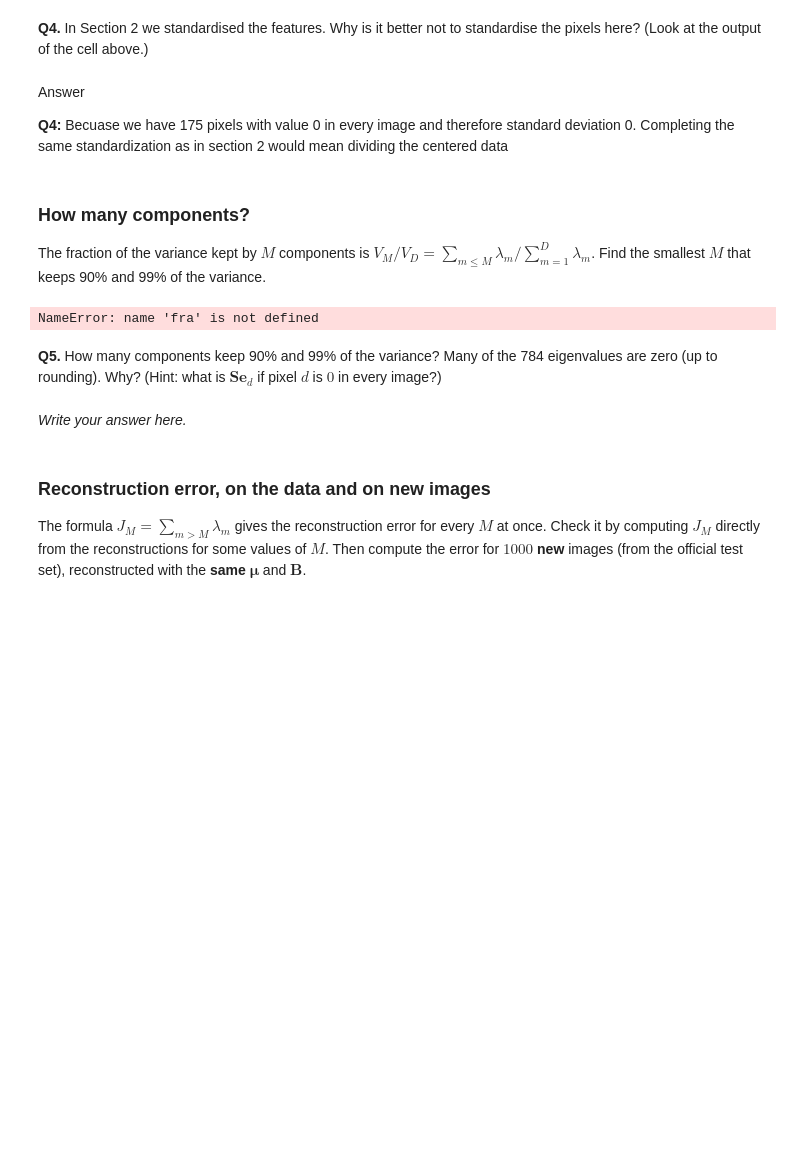
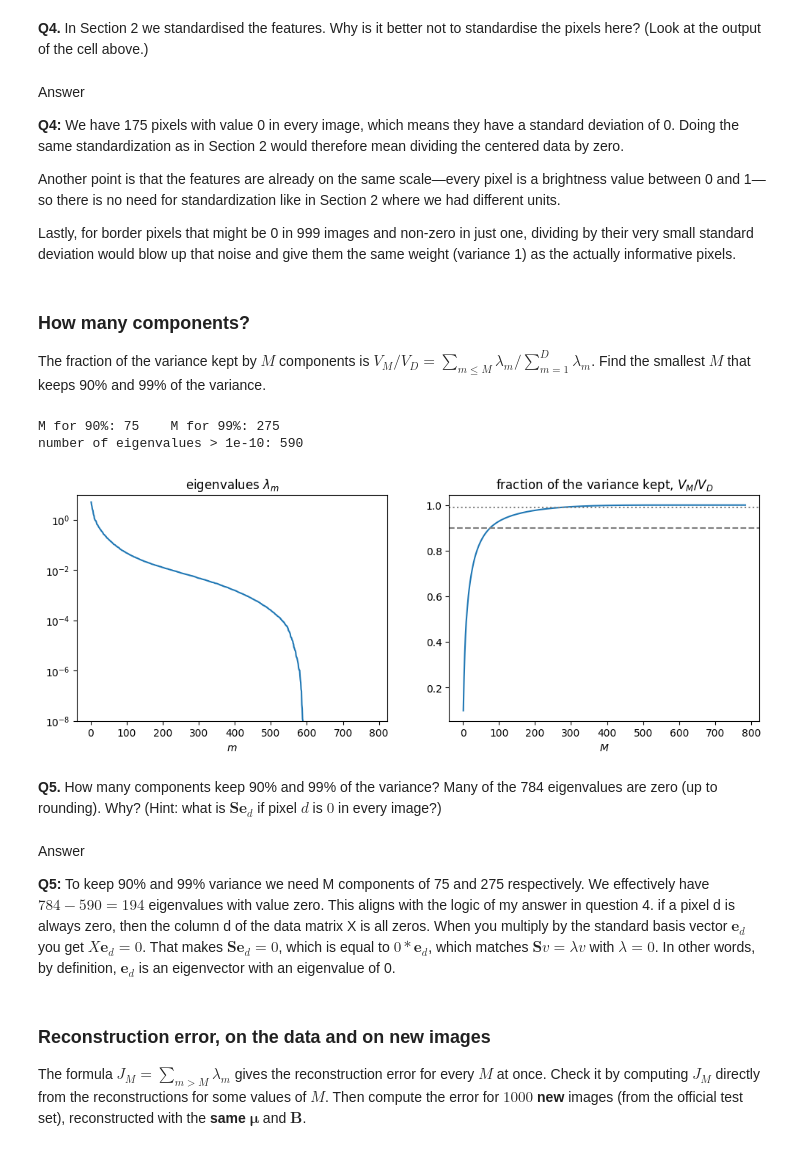
Before and after one commit to MarcusBoivie/Mathematical-Introduction-to-Machine-Learning, a Jupyter notebook: ca1/lab1b-pca.ipynb, the cells around one changed output. Cells and saved outputs as stored; diff of their text form; code cells hidden in the pictures; blank space fills up the shorter version.

```diff
--- a/ca1/lab1b-pca.ipynb
+++ b/ca1/lab1b-pca.ipynb
@@ -268,7 +268,11 @@ output of the cell above.)
 # %% [markdown]
 Answer
 
-**Q4:** Becuase we have 175 pixels with value 0 in every image and therefore standard deviation 0. Completing the same standardization as in section 2 would mean dividing the centered data
+**Q4:** We have 175 pixels with value 0 in every image, which means they have a standard deviation of 0. Doing the same standardization as in Section 2 would therefore mean dividing the centered data by zero.
+
+Another point is that the features are already on the same scale—every pixel is a brightness value between 0 and 1—so there is no need for standardization like in Section 2 where we had different units.
+
+Lastly, for border pixels that might be 0 in 999 images and non-zero in just one, dividing by their very small standard deviation would blow up that noise and give them the same weight (variance 1) as the actually informative pixels.
 # %% [markdown]
 ### How many components?
 The fraction of the variance kept by $M$ components is $V_M/V_D=\sum_{m\le M}\lambda_m\big/\sum_{m=1}^D\lambda_m$.
@@ -276,24 +280,28 @@ Find the smallest $M$ that keeps 90% and 99% of the variance.
 # %%
 B, lam = pca(X, 784)               # all 784 principal directions
 frac = np.cumsum(lam) / np.sum(lam)   # frac[M-1] = V_M / V_D
-M90 = np.argmax(fra)   # EDIT: the smallest M with frac[M-1] >= 0.9 (hint: np.argmax of a boolean array)
-M99 = ...   # EDIT
+M90 = np.argmax(frac >= 0.9)   # EDIT: the smallest M with frac[M-1] >= 0.9 (hint: np.argmax of a boolean array)
+M99 = np.argmax(frac >= 0.99)   # EDIT
 print('M for 90%:', M90, '   M for 99%:', M99)
 print('number of eigenvalues > 1e-10:', np.sum(lam > 1e-10))
 
 Ms = np.arange(1, 785)
 fig, ax = plt.subplots(1, 2, figsize=(12, 4))
 ax[0].semilogy(Ms, lam + 1e-20); ax[0].set_ylim(1e-8, 10)
 ax[0].set_xlabel('$m$'); ax[0].set_title('eigenvalues $\\lambda_m$')
 ax[1].plot(Ms, frac); ax[1].axhline(0.9, ls='--', c='gray'); ax[1].axhline(0.99, ls=':', c='gray')
 ax[1].set_xlabel('$M$'); ax[1].set_title('fraction of the variance kept, $V_M/V_D$');
 # %% [output]
-NameError: name 'fra' is not defined
+M for 90%: 75    M for 99%: 275
+number of eigenvalues > 1e-10: 590
+[figure, added]
 # %% [markdown]
 **Q5.** How many components keep 90% and 99% of the variance? Many of the 784 eigenvalues are zero (up to rounding).
 Why? (Hint: what is $\boldsymbol S\boldsymbol e_d$ if pixel $d$ is $0$ in every image?)
 # %% [markdown]
-*Write your answer here.*
+Answer
+
+**Q5:** To keep 90% and 99% variance we need M components of 75 and 275 respectively. We effectively have $784-590=194$ eigenvalues with value zero. This aligns with the logic of my answer in question 4. if a pixel d is always zero, then the column d of the data matrix X is all zeros. When you multiply by the standard basis vector $\boldsymbol e_d$ you get $X\boldsymbol e_d=0$. That makes $\boldsymbol S\boldsymbol e_d=0$, which is equal to $0*\boldsymbol e_d$, which matches $\boldsymbol S v = \lambda v$ with $\lambda=0$. In other words, by definition, $\boldsymbol e_d$ is an eigenvector with an eigenvalue of 0.
 # %% [markdown]
 ### Reconstruction error, on the data and on new images
 The formula $J_M=\sum_{m>M}\lambda_m$ gives the reconstruction error for every $M$ at once. Check it by computing $J_M$
```
Also changed, not shown: parts of 4 cells of this notebook.
